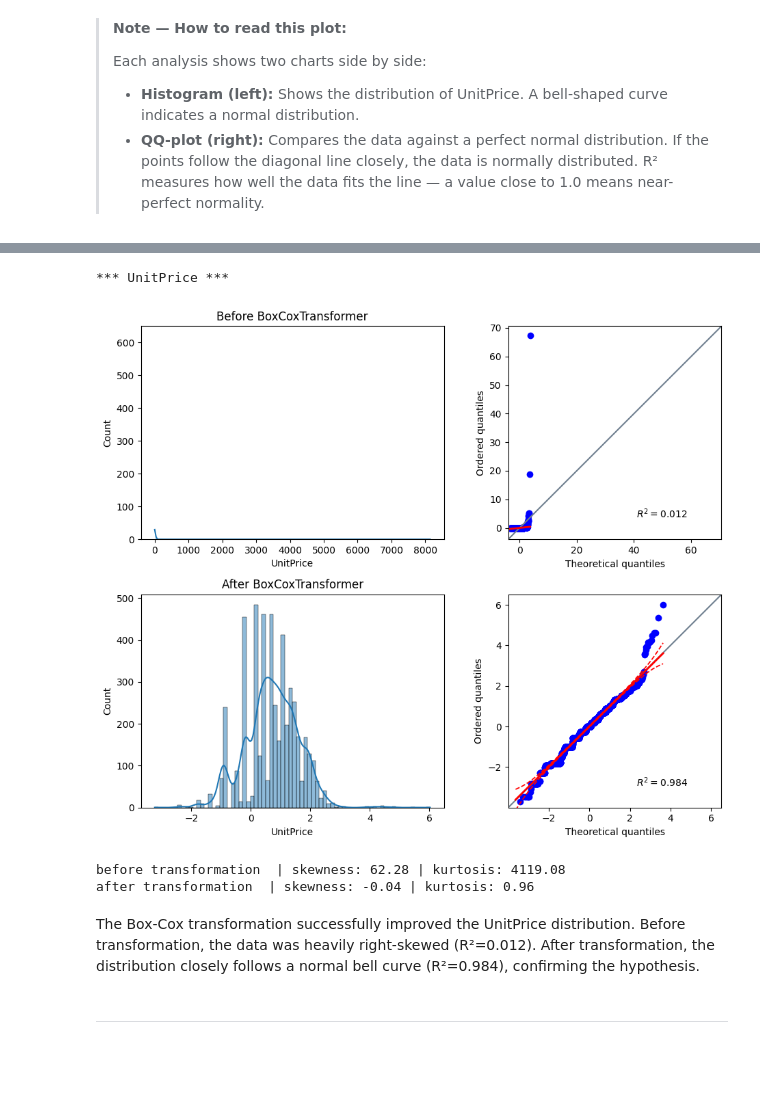
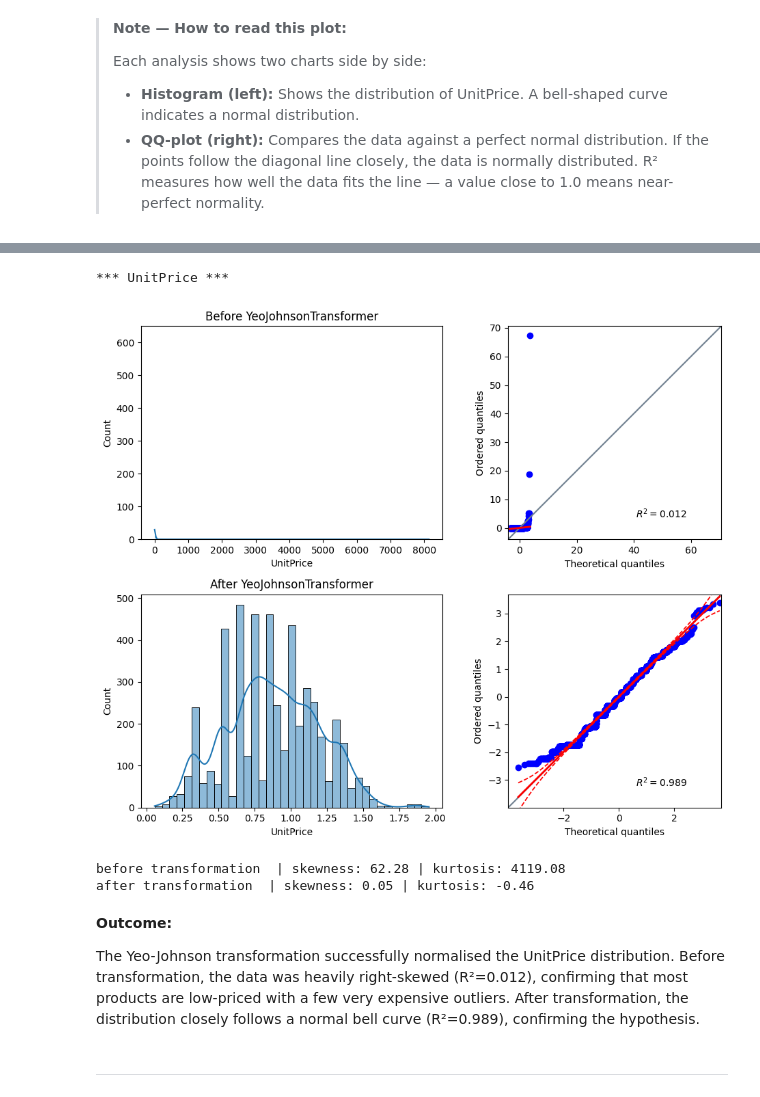
Before and after one commit to tildeholmqvist/DA_project_1, a Jupyter notebook: jupyter_notebooks/02_analysis_and_visualizations.ipynb, the cells around one changed output, grey strips where cells are left out. Saved outputs shown, nothing was run; the diff lists cells and outputs as text; code cells hidden in the pictures; blank space fills up the shorter version.

Commit message:
changed boxcox to yeo johnson because better result

```diff
--- a/jupyter_notebooks/02_analysis_and_visualizations.ipynb
+++ b/jupyter_notebooks/02_analysis_and_visualizations.ipynb
@@ -405,3 +424,10 @@ df_transformed.head()
 > Each analysis shows two charts side by side:
 > - **Histogram (left):** Shows the distribution of UnitPrice. A bell-shaped curve indicates a normal distribution.
 > - **QQ-plot (right):** Compares the data against a perfect normal distribution. If the points follow the diagonal line closely, the data is normally distributed. R² measures how well the data fits the line — a value close to 1.0 means near-perfect normality.
+# %%
+pipeline = Pipeline([
+    ('yeo_johnson', vt.YeoJohnsonTransformer())
+])
+
+df_transformed = pipeline.fit_transform(df_price_sample)
+df_transformed.head()
@@ -408,15 +441,18 @@ df_transformed.head()
 # %%
-compare_distributions_before_and_after_applying_transformer(df_price_sample, df_transformed, method='BoxCoxTransformer')
+compare_distributions_before_and_after_applying_transformer(df_price_sample, df_transformed, method='YeoJohnsonTransformer')
 # %% [output]
 *** UnitPrice ***
-[figure, old version]
+[figure, new version]
 before transformation  | skewness: 62.28 | kurtosis: 4119.08
-after transformation  | skewness: -0.04 | kurtosis: 0.96
+after transformation  | skewness: 0.05 | kurtosis: -0.46
 # %% [markdown]
-The Box-Cox transformation successfully improved the UnitPrice distribution.
-Before transformation, the data was heavily right-skewed (R²=0.012).
-After transformation, the distribution closely follows a normal bell curve
-(R²=0.984), confirming the hypothesis.
+**Outcome:**
+
+The Yeo-Johnson transformation successfully normalised the UnitPrice
+distribution. Before transformation, the data was heavily right-skewed
+(R²=0.012), confirming that most products are low-priced with a few
+very expensive outliers. After transformation, the distribution closely
+follows a normal bell curve (R²=0.989), confirming the hypothesis.
 # %% [markdown]
 ____
 # %% [markdown]
```
Also changed, not shown: parts of 16 cells of this notebook.
